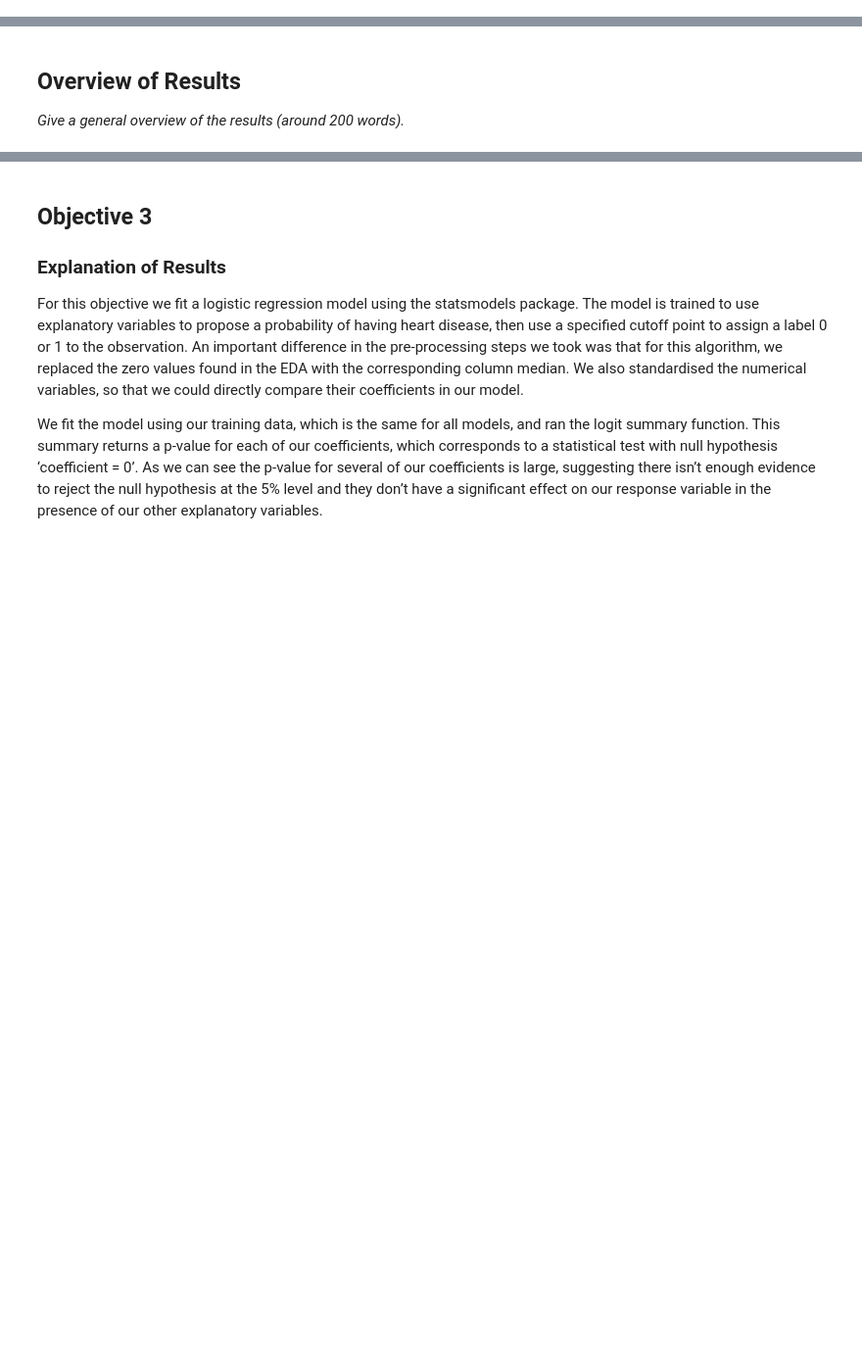
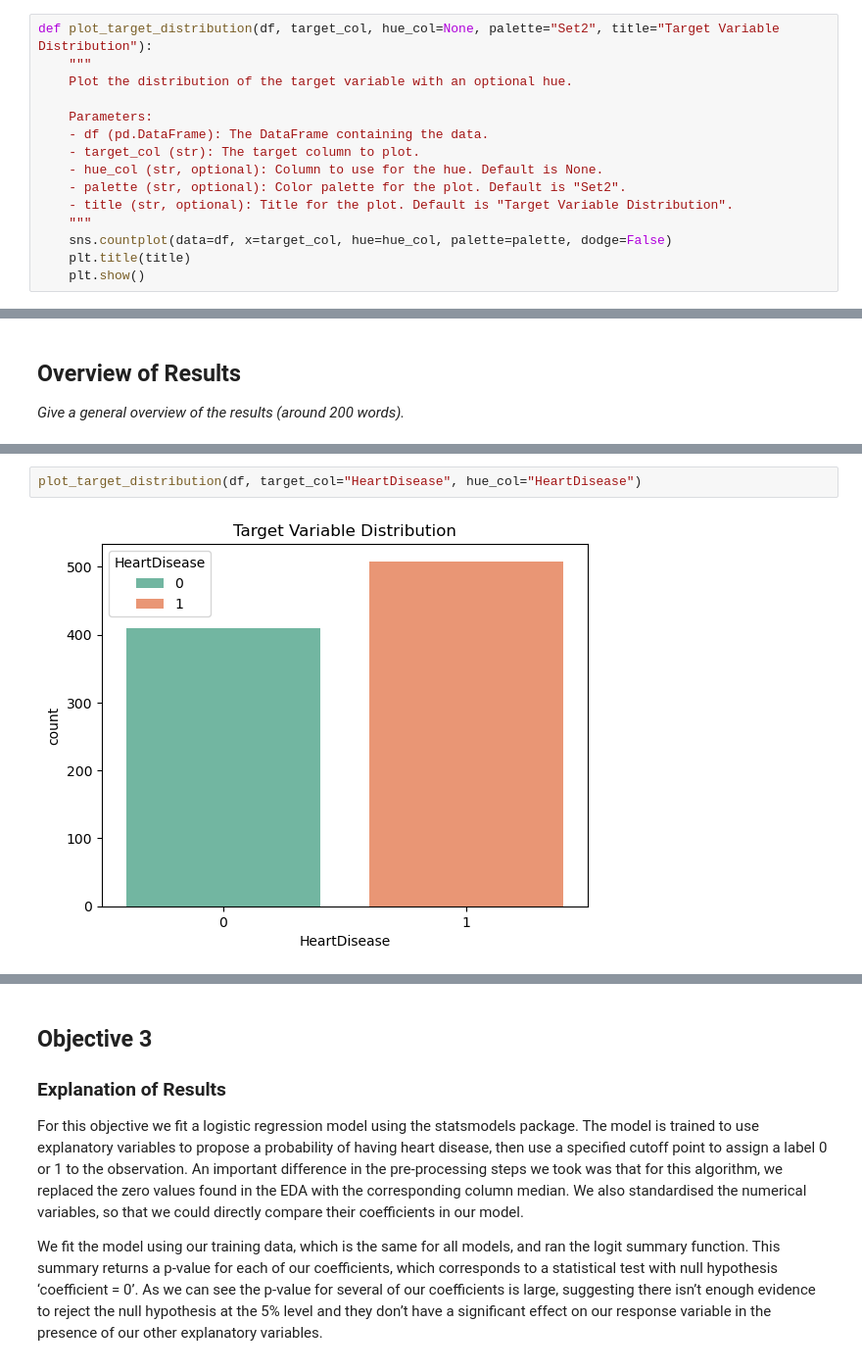
Before and after one commit to BhargavKumarNath/Heart_Failure_Prediction, a Jupyter notebook: Group_project.ipynb, the cells around one changed output, grey strips where cells are left out. Shown at 98% size. Drawn from its saved outputs; the diff is of its cells as text; blank space fills up the shorter version.

```diff
--- a/Group_project.ipynb
+++ b/Group_project.ipynb
@@ -321,0 +307,15 @@ This plot shows the number of males and females in each heart disease category.
+# %%
+def plot_target_distribution(df, target_col, hue_col=None, palette="Set2", title="Target Variable Distribution"):
+    """
+    Plot the distribution of the target variable with an optional hue.
+
+    Parameters:
+    - df (pd.DataFrame): The DataFrame containing the data.
+    - target_col (str): The target column to plot.
+    - hue_col (str, optional): Column to use for the hue. Default is None.
+    - palette (str, optional): Color palette for the plot. Default is "Set2".
+    - title (str, optional): Title for the plot. Default is "Target Variable Distribution".
+    """
+    sns.countplot(data=df, x=target_col, hue=hue_col, palette=palette, dodge=False)
+    plt.title(title)
+    plt.show()
@@ -906,0 +970,4 @@ The target variable, heart disease, was well-balanced, ensuring no significant n
+# %%
+plot_target_distribution(df, target_col="HeartDisease", hue_col="HeartDisease")
+# %% [output]
+[figure, added]
```
Also changed, not shown: parts of 40 cells of this notebook.
